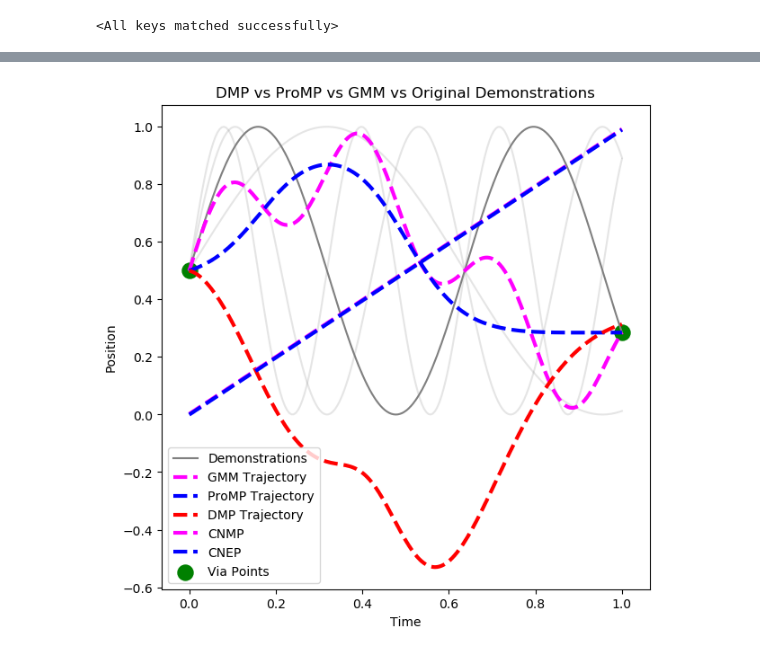
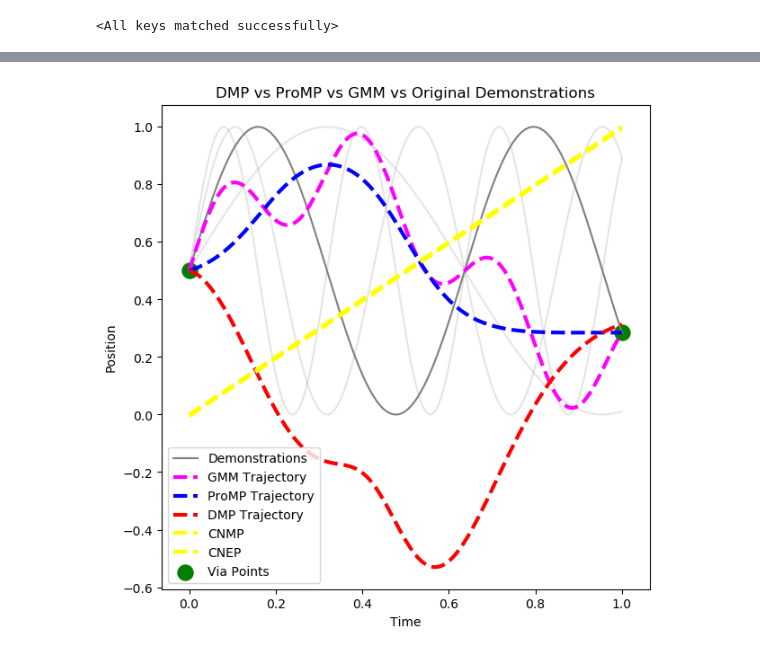
Before and after one commit to yildirimyigit/cnep, a Jupyter notebook: mp_comparison/comparison_all.ipynb, the cells around one changed output, grey strips where cells are left out. Saved outputs shown, nothing was run; the diff lists cells and outputs as text; code cells hidden in the pictures.

```diff
--- a/mp_comparison/comparison_all.ipynb
+++ b/mp_comparison/comparison_all.ipynb
@@ -87,21 +87,20 @@ val_obs_mask = torch.zeros((batch_size, n_max), dtype=torch.bool, device=device)
 
 val_obs.fill_(0)
 val_tar_x.fill_(0)
-# val_tar_y.fill_(0)
 val_obs_mask.fill_(False)
 
 m_ids = torch.arange(t_steps)
 i = 0
 
-val_obs[i, :2, :dx] = torch.tensor([0, 1]).unsqueeze(1)
+val_obs[i, :2, :dx] = torch.tensor([0, 0.995]).unsqueeze(1)
 val_obs[i, :2, dx:] = torch.tensor([sp, ep]).unsqueeze(1)
 val_obs_mask[i, :2] = True
 
 val_tar_x[i] = (m_ids/t_steps).unsqueeze(1)
 
 with torch.no_grad():
-    trajectory_cnmp = cnmp.val(val_obs, val_tar_x, val_obs_mask)[:, :, 0]
+    trajectory_cnmp = cnmp.val(val_obs, val_tar_x, val_obs_mask)[:, :, :dy]
     trajectory_cnep, gate = cnep.val(val_obs, val_tar_x, val_obs_mask)
     dec_id = torch.argmax(gate.squeeze(1), dim=-1)
-    vp_means = trajectory_cnep[dec_id, 0, :, 0]
+    vp_means = trajectory_cnep[dec_id, 0, :, :dy]
 # %%
@@ -111,30 +126,30 @@ torch.Size([1, 200]) torch.Size([1, 200])
 # %%
 import seaborn as sns
 
 colors = [sns.color_palette('tab10')[0], sns.color_palette('tab10')[1], sns.color_palette('tab10')[2], sns.color_palette('tab10')[3]]
 sns.set_palette('tab10')
 
 plt.rcParams['figure.figsize'] = [7, 7]
 
 for i, t in enumerate(Y):
     if i == ind:
         plt.plot(x, t, color='gray', label='Demonstrations')
     else:
         plt.plot(x, t, color='gray', alpha=0.2)  # Original trajectories in gray
 
 
 # Plot generated trajectories
 plt.plot(x, trajectory_g, label='GMM Trajectory', color='magenta', linewidth=3, linestyle='dashed')
 plt.plot(x, trajectory_p[0,:,0], label='ProMP Trajectory', color='blue', linewidth=3, linestyle='dashed')
 plt.plot(x, trajectory[1:,:], label='DMP Trajectory', color='red', linewidth=3, linestyle='dashed')
-plt.plot(x, trajectory_cnmp[0], label='CNMP', color='magenta', linewidth=3, linestyle='dashed')
-plt.plot(x, vp_means[0], label='CNEP', color='blue', linewidth=3, linestyle='dashed')
+plt.plot(x, trajectory_cnmp[0], label='CNMP', color='yellow', linewidth=3, linestyle='dashed')
+plt.plot(x, vp_means[0], label='CNEP', color='yellow', linewidth=3, linestyle='dashed')
 
 plt.scatter([0, 1], [sp, ep], color='green', label='Via Points', s=150)  # Via points
 plt.legend(loc='lower left')
 plt.title('DMP vs ProMP vs GMM vs Original Demonstrations')
 plt.xlabel('Time')
 plt.ylabel('Position')
 plt.show()
 # %% [output]
-[figure, old version]
+[figure, new version]
```
Also changed, not shown: parts of 2 cells of this notebook, 2 other files.
